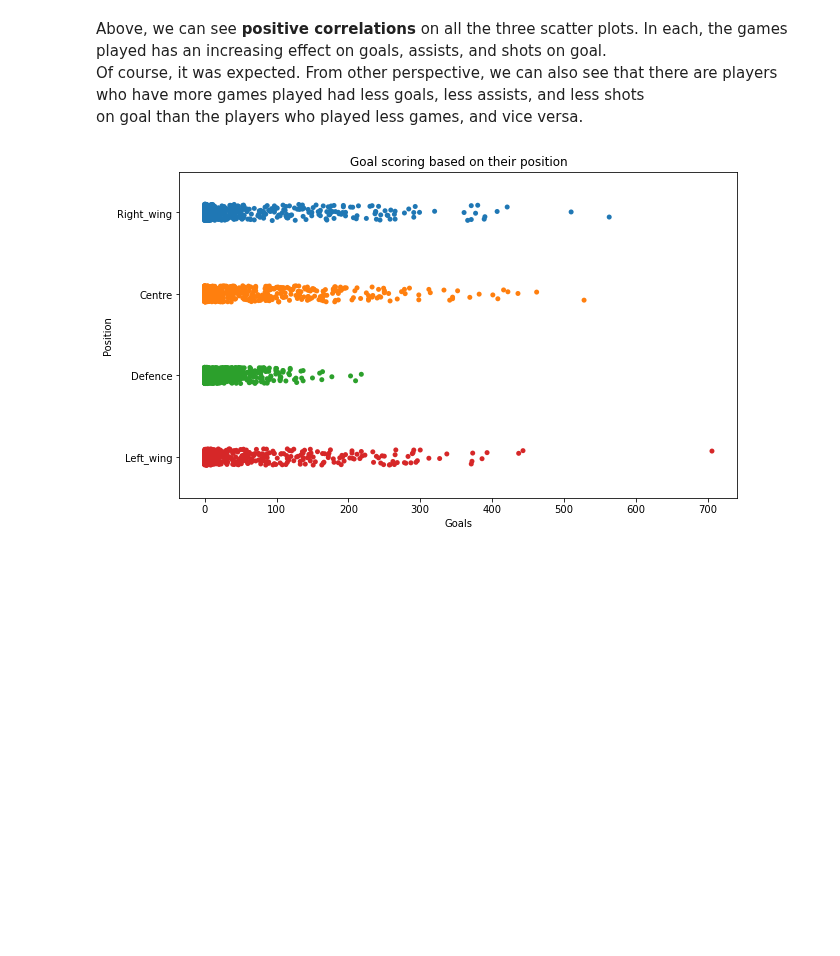
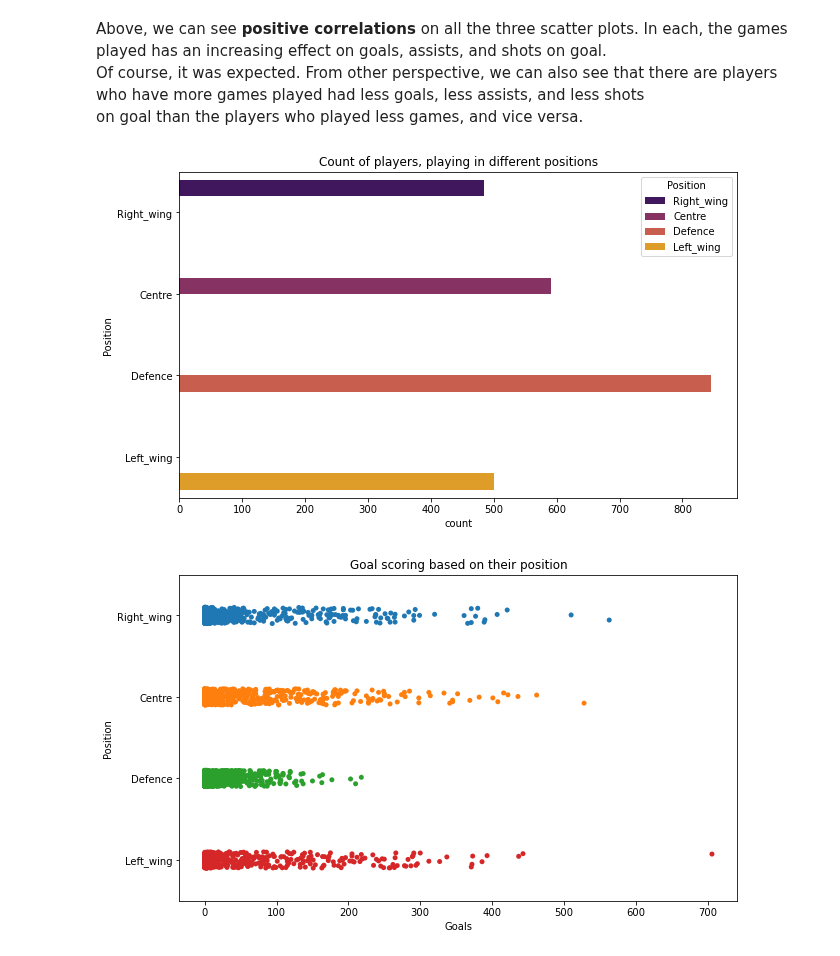
Before and after one commit to data301-2021-winter1/project-group38-project, a Jupyter notebook: notebooks/analysis3.ipynb, the cells around one changed output. Drawn from its saved outputs; the diff is of its cells as text; code cells hidden in the pictures; blank space fills up the shorter version.

Commit message:
Added bar graph

```diff
--- a/notebooks/analysis3.ipynb
+++ b/notebooks/analysis3.ipynb
@@ -232,6 +232,13 @@ allTogether.plot(kind='scatter', x='Games_Played', y='Shots_on_Goal')
 Above, we can see **positive correlations** on all the three scatter plots. In each, the games played has an increasing effect on goals, assists, and shots on goal.
 Of course, it was expected. From other perspective, we can also see that there are players who have more games played had less goals, less assists, and less shots
 on goal than the players who played less games, and vice versa.
+# %%
+plt.figure(figsize=(10,6))
+sns.countplot(data=allTogether,y='Position',palette='inferno',hue='Position')
+plt.title('Count of players, playing in different positions')
+plt.show()
+# %% [output]
+[figure, added]
 # %%
 plt.figure(figsize = (10,6))
 sns.stripplot(data = allTogether , x = 'Goals',y = 'Position')
```
